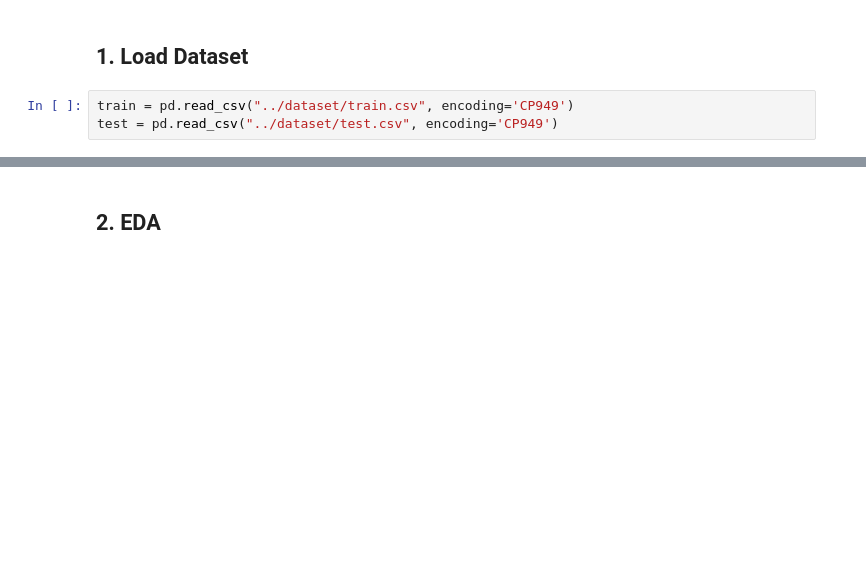
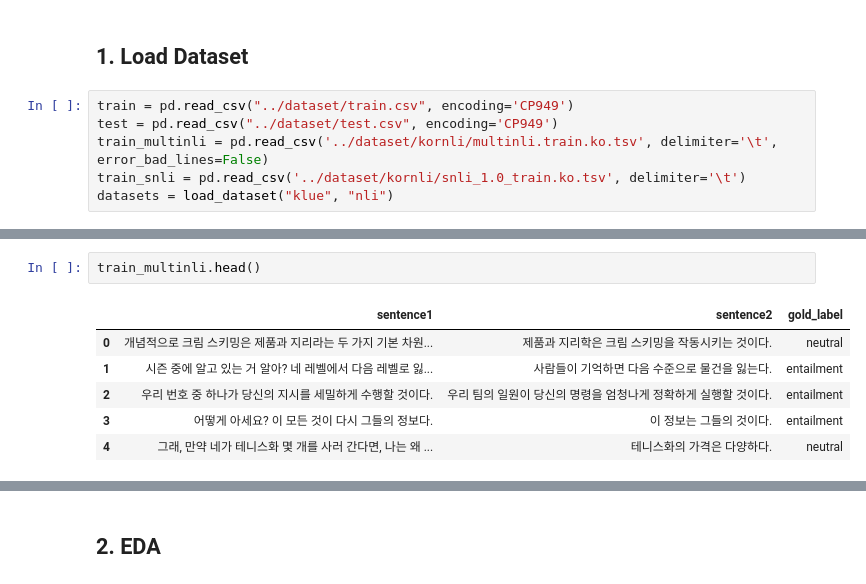
Before and after one commit to Seokii/HOSEO-AI-Competition-2022, a Jupyter notebook: notebooks/Stacking ELECTRA+BERT+ALBERT.ipynb, the cells around one changed output, grey strips where cells are left out. Saved outputs shown, nothing was run; the diff lists cells and outputs as text; blank space fills up the shorter version.

```diff
--- a/notebooks/Stacking ELECTRA+BERT+ALBERT.ipynb
+++ b/notebooks/Stacking ELECTRA+BERT+ALBERT.ipynb
@@ -23,3 +26,6 @@ strategy = tf.distribute.get_strategy()
 # %%
 train = pd.read_csv("../dataset/train.csv", encoding='CP949')
 test = pd.read_csv("../dataset/test.csv", encoding='CP949')
+train_multinli = pd.read_csv('../dataset/kornli/multinli.train.ko.tsv', delimiter='\t', error_bad_lines=False)
+train_snli = pd.read_csv('../dataset/kornli/snli_1.0_train.ko.tsv', delimiter='\t')
+datasets = load_dataset("klue", "nli")
@@ -25,0 +55,9 @@ test = pd.read_csv("../dataset/test.csv", encoding='CP949')
+# %%
+train_multinli.head()
+# %% [output]
+|  | sentence1 | sentence2 | gold_label |
+| 0 | 개념적으로 크림 스키밍은 제품과 지리라는 두 가지 기본 차원... | 제품과 지리학은 크림 스키밍을 작동시키는 것이다. | neutral |
+| 1 | 시즌 중에 알고 있는 거 알아? 네 레벨에서 다음 레벨로 잃... | 사람들이 기억하면 다음 수준으로 물건을 잃는다. | entailment |
+| 2 | 우리 번호 중 하나가 당신의 지시를 세밀하게 수행할 것이다. | 우리 팀의 일원이 당신의 명령을 엄청나게 정확하게 실행할 것이다. | entailment |
+| 3 | 어떻게 아세요? 이 모든 것이 다시 그들의 정보다. | 이 정보는 그들의 것이다. | entailment |
+| 4 | 그래, 만약 네가 테니스화 몇 개를 사러 간다면, 나는 왜 ... | 테니스화의 가격은 다양하다. | neutral |
```
Also changed, not shown: parts of 59 cells of this notebook, 2 other files.
